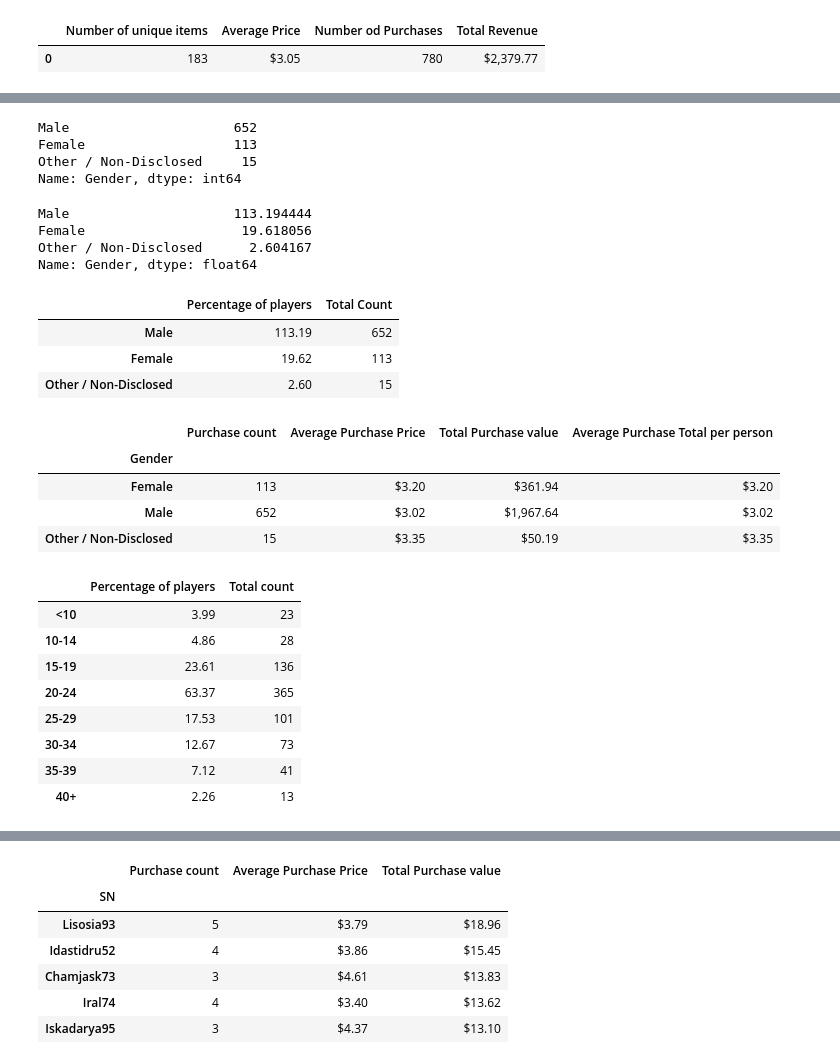
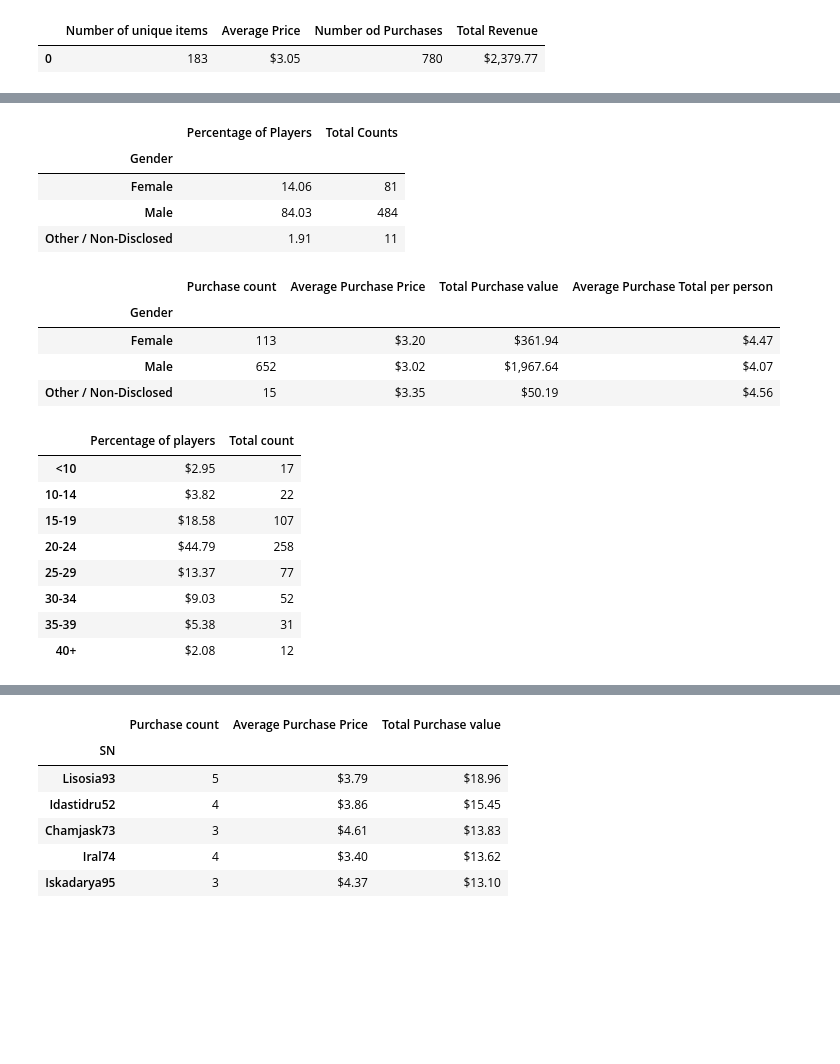
Before and after one commit to ananyay/Heros-of-Pymoli, a Jupyter notebook: pymoli.ipynb, the cells around one changed output, grey strips where cells are left out. Drawn from its saved outputs; the diff is of its cells as text; code cells hidden in the pictures; blank space fills up the shorter version.

Commit message:
rechecked and resubmitting final results

```diff
--- a/pymoli.ipynb
+++ b/pymoli.ipynb
@@ -69,38 +58,22 @@ pymoli_df.head()
 # Count of Female Players
 # Count of Other / Non-Disclosed
 
-total_count = pymoli_df["Gender"].value_counts()
-total_count
+gender_grouped = pymoli_df.groupby("Gender")
+unique_members = gender_grouped["SN"].nunique()
+percentage_of_players = (unique_members/Total_players)*100
+
+# Create a data frame with the summary gender data
+gender_summary = pd.DataFrame({"Percentage of Players": percentage_of_players,"Total Counts": unique_members})
+
+gender_summary["Percentage of Players"] = gender_summary["Percentage of Players"].map("{:.2f}".format)
+
+gender_summary
 # %% [output]
-Male                     652
-Female                   113
-Other / Non-Disclosed     15
-Name: Gender, dtype: int64
+|  | Percentage of Players | Total Counts |
+| Gender |  |  |
+| Female | 14.06 | 81 |
+| Male | 84.03 | 484 |
+| Other / Non-Disclosed | 1.91 | 11 |
-# %%
-# Calculating
-# Percentage of Male Players
-# Percentage of Female Players
-# Percentage and Count of Other / Non-Disclosed
-
-Percent_of_players = (pymoli_df["Gender"].value_counts()/Total_players)*100
-Percent_of_players
-# %% [output]
-Male                     113.194444
-Female                    19.618056
-Other / Non-Disclosed      2.604167
-Name: Gender, dtype: float64
-# %%
-# Gender Demographics summary DataFrame to hold the total count and percentage results
-
-summary_table = pd.DataFrame({"Percentage of players":Percent_of_players,"Total Count":total_count})
-summary_table["Percentage of players"] = summary_table["Percentage of players"] .map("{:.2f}".format)
-
-summary_table
-# %% [output]
-|  | Percentage of players | Total Count |
-| Male | 113.19 | 652 |
-| Female | 19.62 | 113 |
-| Other / Non-Disclosed | 2.60 | 15 |
 # %%
                                    # Purchasing Analysis(Gender)
 # Do a groupby on gender and calculations to obtain purchase count, avg. purchase price, avg. purchase total per person
@@ -108,7 +81,7 @@ gender_grouped = pymoli_df.groupby("Gender")
 purchase_count = gender_grouped["Age"].count()
 avg_purchase = gender_grouped["Price"].mean()
 total_purchase_value = gender_grouped["Price"].sum()
-avg_purchase_person =(gender_grouped["Price"].sum()/gender_grouped["Age"].count())
+avg_purchase_person =(gender_grouped["Price"].sum()/unique_members)
 
 # create a summary DataFrame to hold the above results
 summary_df = pd.DataFrame({"Purchase count":purchase_count,"Average Purchase Price":avg_purchase,
@@ -121,41 +94,41 @@ summary_df.head()
 # %% [output]
 |  | Purchase count | Average Purchase Price | Total Purchase value | Average Purchase Total per person |
 | Gender |  |  |  |  |
-| Female | 113 | $3.20 | $361.94 | $3.20 |
-| Male | 652 | $3.02 | $1,967.64 | $3.02 |
-| Other / Non-Disclosed | 15 | $3.35 | $50.19 | $3.35 |
+| Female | 113 | $3.20 | $361.94 | $4.47 |
+| Male | 652 | $3.02 | $1,967.64 | $4.07 |
+| Other / Non-Disclosed | 15 | $3.35 | $50.19 | $4.56 |
 # %%
                                 # Age Demographics
 # Establish bins for ages and create labels
 age_bins = [0, 9.90, 14.90, 19.90, 24.90, 29.90, 34.90, 39.90, 99999]
 group_names = ["<10", "10-14", "15-19", "20-24", "25-29", "30-34", "35-39", "40+"]
 
 # slice the data using pd.cut and  Categorize the existing players based on age_bins
 pymoli_df["Age Group"] = pd.cut(pymoli_df["Age"],age_bins, labels=group_names)
 pymoli_df
 
 # do a groupby on Age Group
 pymoli_age_grouped = pymoli_df.groupby("Age Group")
 #calculate total count and percenatge of players by age category
-total_count = pymoli_age_grouped["SN"].count()
-Percent_of_players = (total_count/Total_players)*100
+unique_members = pymoli_age_grouped["SN"].nunique()
+Percent_of_players = (unique_members/Total_players)*100
 # create a DataFrame to hold the above results
-age_demographics = pd.DataFrame({"Percentage of players":Percent_of_players,"Total count":total_count})
+age_demographics = pd.DataFrame({"Percentage of players":Percent_of_players,"Total count":unique_members})
 # change the index to none and do clean formatting
 age_demographics.index.name = None
-age_demographics["Percentage of players"] = age_demographics["Percentage of players"].map("{:.2f}".format)
+age_demographics["Percentage of players"] = age_demographics["Percentage of players"].map("${:.2f}".format)
 age_demographics
 # Displaying Age Demographics table #
 # %% [output]
 |  | Percentage of players | Total count |
-| <10 | 3.99 | 23 |
-| 10-14 | 4.86 | 28 |
-| 15-19 | 23.61 | 136 |
-| 20-24 | 63.37 | 365 |
-| 25-29 | 17.53 | 101 |
-| 30-34 | 12.67 | 73 |
-| 35-39 | 7.12 | 41 |
-| 40+ | 2.26 | 13 |
+| <10 | $2.95 | 17 |
+| 10-14 | $3.82 | 22 |
+| 15-19 | $18.58 | 107 |
+| 20-24 | $44.79 | 258 |
+| 25-29 | $13.37 | 77 |
+| 30-34 | $9.03 | 52 |
+| 35-39 | $5.38 | 31 |
+| 40+ | $2.08 | 12 |
 # %%
                        # Purchasing Analysis(Age)
 
```
Also changed, not shown: parts of 2 cells of this notebook, 1 other file.
